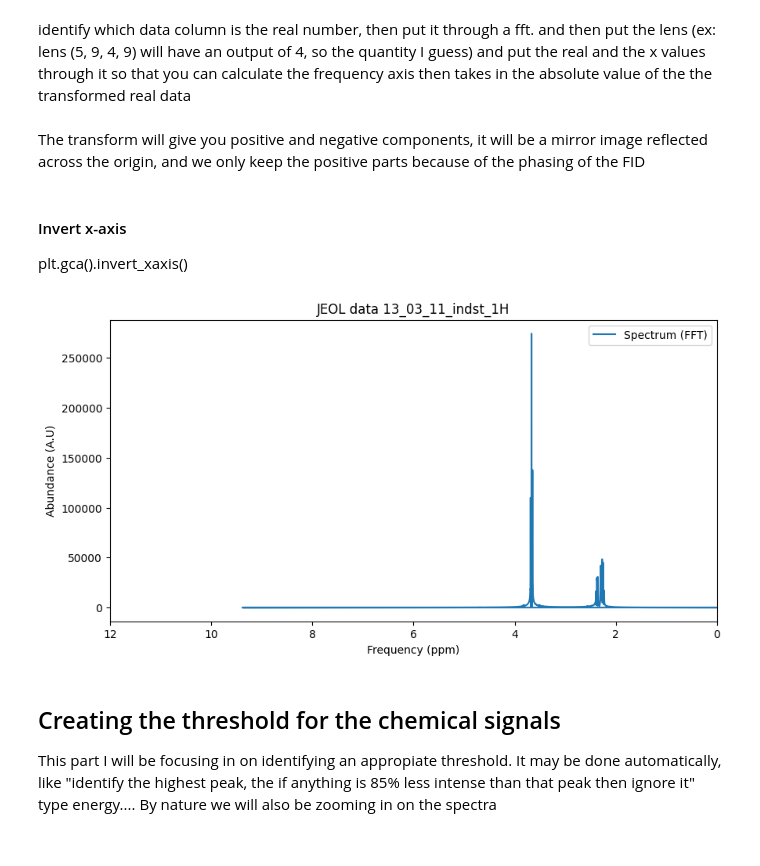
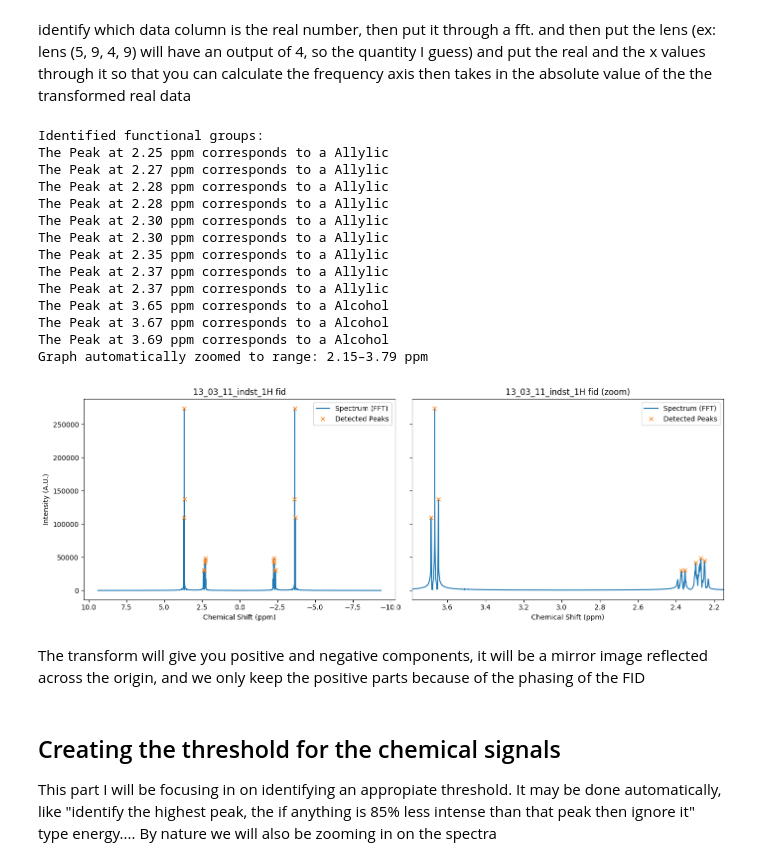
Before and after one commit to Quintinlf/NMR-Project, a Jupyter notebook: spring_semester_2025/project_1_spring_2025.ipynb, the cells around one changed output. Saved outputs shown, nothing was run; the diff lists cells and outputs as text; code cells hidden in the pictures.

```diff
--- a/spring_semester_2025/project_1_spring_2025.ipynb
+++ b/spring_semester_2025/project_1_spring_2025.ipynb
@@ -112,2 +111,30 @@ fft_magnitude = np.abs(fft_result)
+# %%
+from importlib import reload
+reload(nmr)
+
+spec = nmr.compute_fft_spectrum(data)  # optionally: window="exp", zero_fill=16384
+res = nmr.plot_full_and_zoom_with_peaks(
+    spec["frequencies"],
+    spec["magnitude"],
+    title=name,
+    identify_functional_groups=nmr.identify_functional_groups,
+    ppm_shifts=ppm_shifts
+)
+# %% [output]
+Identified functional groups:
+The Peak at 2.25 ppm corresponds to a Allylic
+The Peak at 2.27 ppm corresponds to a Allylic
+The Peak at 2.28 ppm corresponds to a Allylic
+The Peak at 2.28 ppm corresponds to a Allylic
+The Peak at 2.30 ppm corresponds to a Allylic
+The Peak at 2.30 ppm corresponds to a Allylic
+The Peak at 2.35 ppm corresponds to a Allylic
+The Peak at 2.37 ppm corresponds to a Allylic
+The Peak at 2.37 ppm corresponds to a Allylic
+The Peak at 3.65 ppm corresponds to a Alcohol
+The Peak at 3.67 ppm corresponds to a Alcohol
+The Peak at 3.69 ppm corresponds to a Alcohol
+Graph automatically zoomed to range: 2.15–3.79 ppm
+[figure, added]
 # %% [markdown]
 The transform will give you positive and negative components, it will be a mirror image reflected across the origin, and we only keep the positive parts because of the phasing of the FID
@@ -119,18 +141,3 @@ positive_magnitude = fft_magnitude[frequencies >= 0]
-# %% [markdown]
-#### Invert x-axis
-plt.gca().invert_xaxis()
-# %%
-plt.figure(figsize=(10, 5))
-plt.plot(fftshift(positive_frequencies) / 399.78219838, fftshift(positive_magnitude), label="Spectrum (FFT)")
-plt.gca().invert_xaxis()  # Invert the x-axis
-plt.title(name)
-plt.xlabel("Frequency (ppm)")
-plt.ylabel("Abundance (A.U)")
-plt.xlim(12, 0)  # Adjust x-axis limits as needed
-plt.legend()
-plt.show()
-# %% [output]
-[figure, removed]
 # %% [markdown]
 ## Creating the threshold for the chemical signals
 
```
Also changed, not shown: parts of 8 cells of this notebook, 1 other file.
